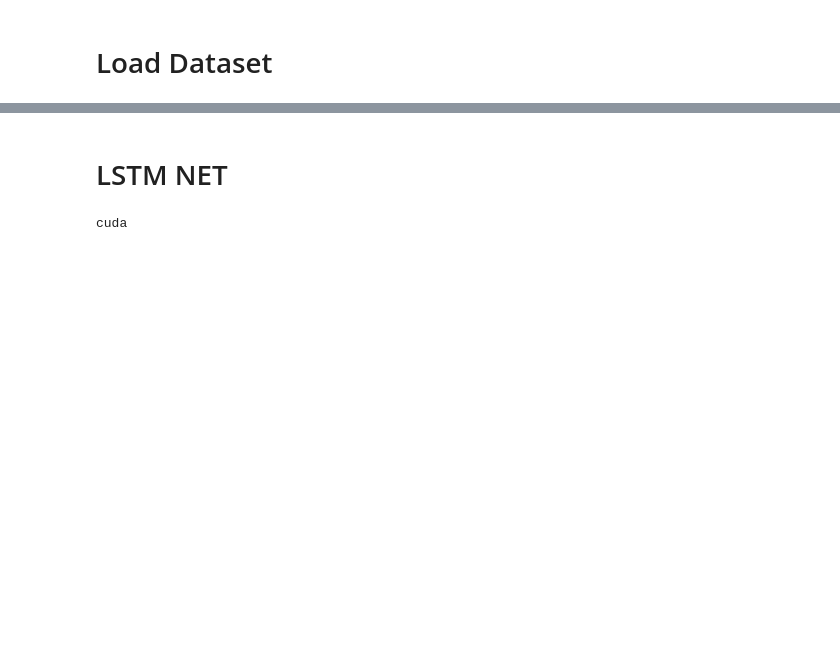
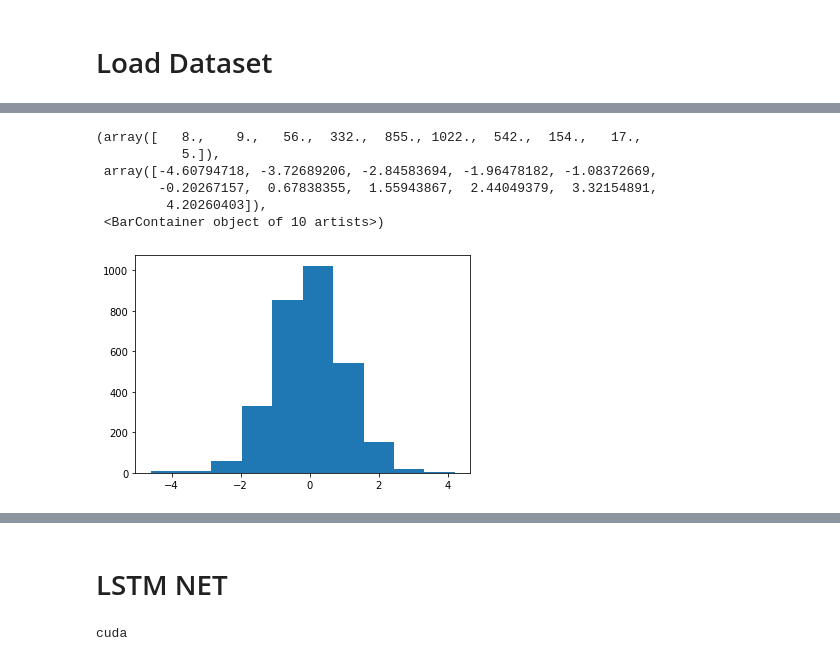
Before and after one commit to dangkh/BEETL, a Jupyter notebook: notebooks/task1-classification-Q.ipynb, the cells around one changed output, grey strips where cells are left out. Drawn from its saved outputs; the diff is of its cells as text; code cells hidden in the pictures; blank space fills up the shorter version.

```diff
--- a/notebooks/task1-classification-Q.ipynb
+++ b/notebooks/task1-classification-Q.ipynb
@@ -64,7 +64,12 @@ class EEG_data(Dataset):
         return len(self.X)
 
     def __getitem__(self, idx):
-        return torch.tensor(self.X[idx], dtype=torch.float32), torch.tensor(self.y[idx], dtype=torch.long)
+        shape = self.X[0].shape
+        noise = np.random.normal(0, 0.04, 6000).reshape(shape)
+        if self.y is not None:
+            return torch.tensor(self.X[idx] + noise, dtype=torch.float32), torch.tensor(self.y[idx], dtype=torch.long)
+        else:
+            return torch.tensor(self.X[idx], dtype=torch.float32)
 # %%
 from pytorch_metric_learning import samplers
 # %%
@@ -80,3 +85,13 @@ print(train_dataset.X.shape) # should be length, 1, 3000, 2
+# %%
+plt.hist(train_dataset.X[0][0][:, 0])
+# %% [output]
+(array([   8.,    9.,   56.,  332.,  855., 1022.,  542.,  154.,   17.,
+           5.]),
+ array([-4.60794718, -3.72689206, -2.84583694, -1.96478182, -1.08372669,
+        -0.20267157,  0.67838355,  1.55943867,  2.44049379,  3.32154891,
+         4.20260403]),
+ <BarContainer object of 10 artists>)
+[figure, added]
 # %%
 train_loader = torch.utils.data.DataLoader(dataset=train_dataset, sampler=samplers.MPerClassSampler(labels=y_train, m=BATCH_SIZE // 6, length_before_new_iter=16000), batch_size=BATCH_SIZE)
 test_loader = torch.utils.data.DataLoader(dataset=test_dataset, batch_size=BATCH_SIZE)
```
Also changed, not shown: parts of 16 cells of this notebook.
